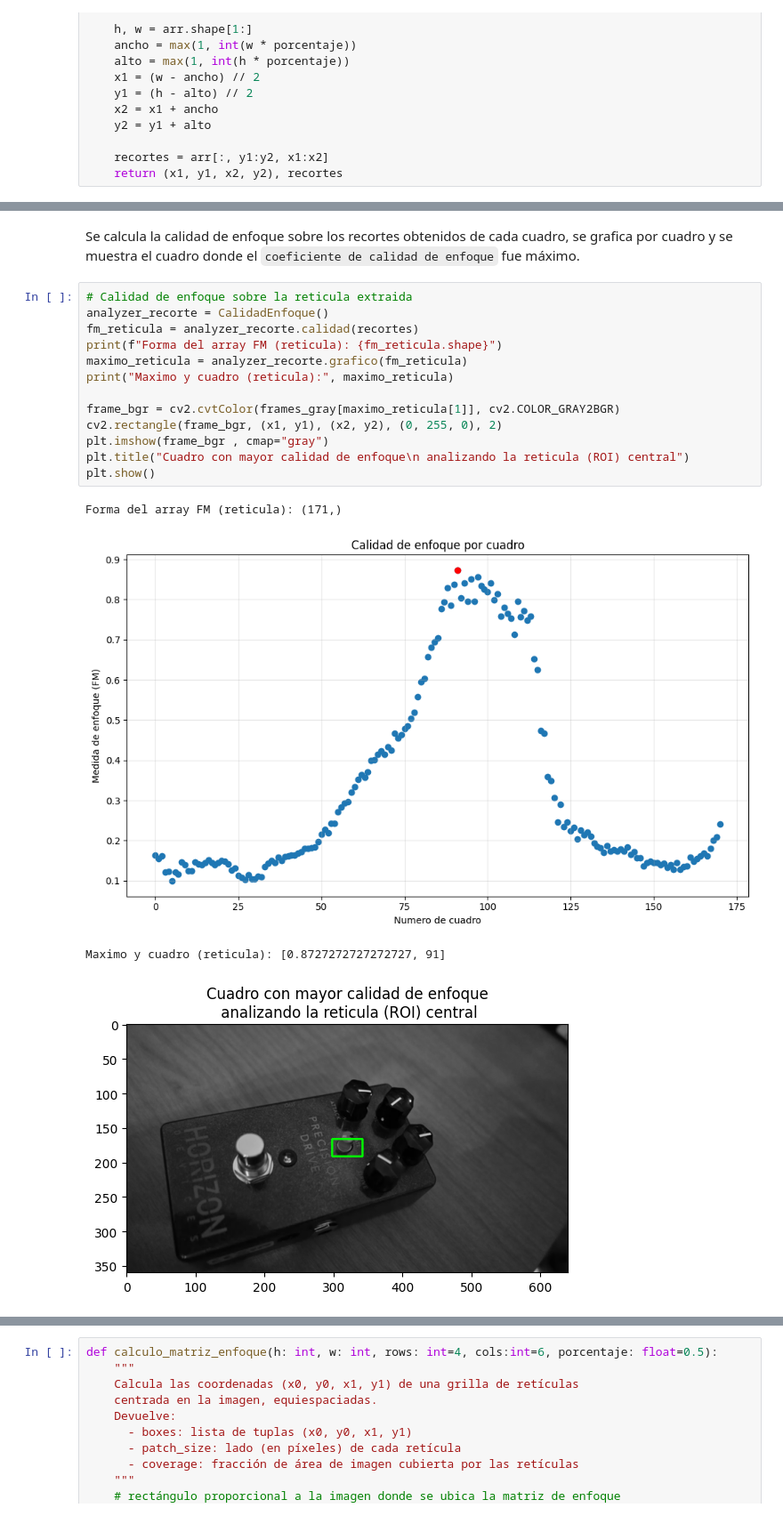
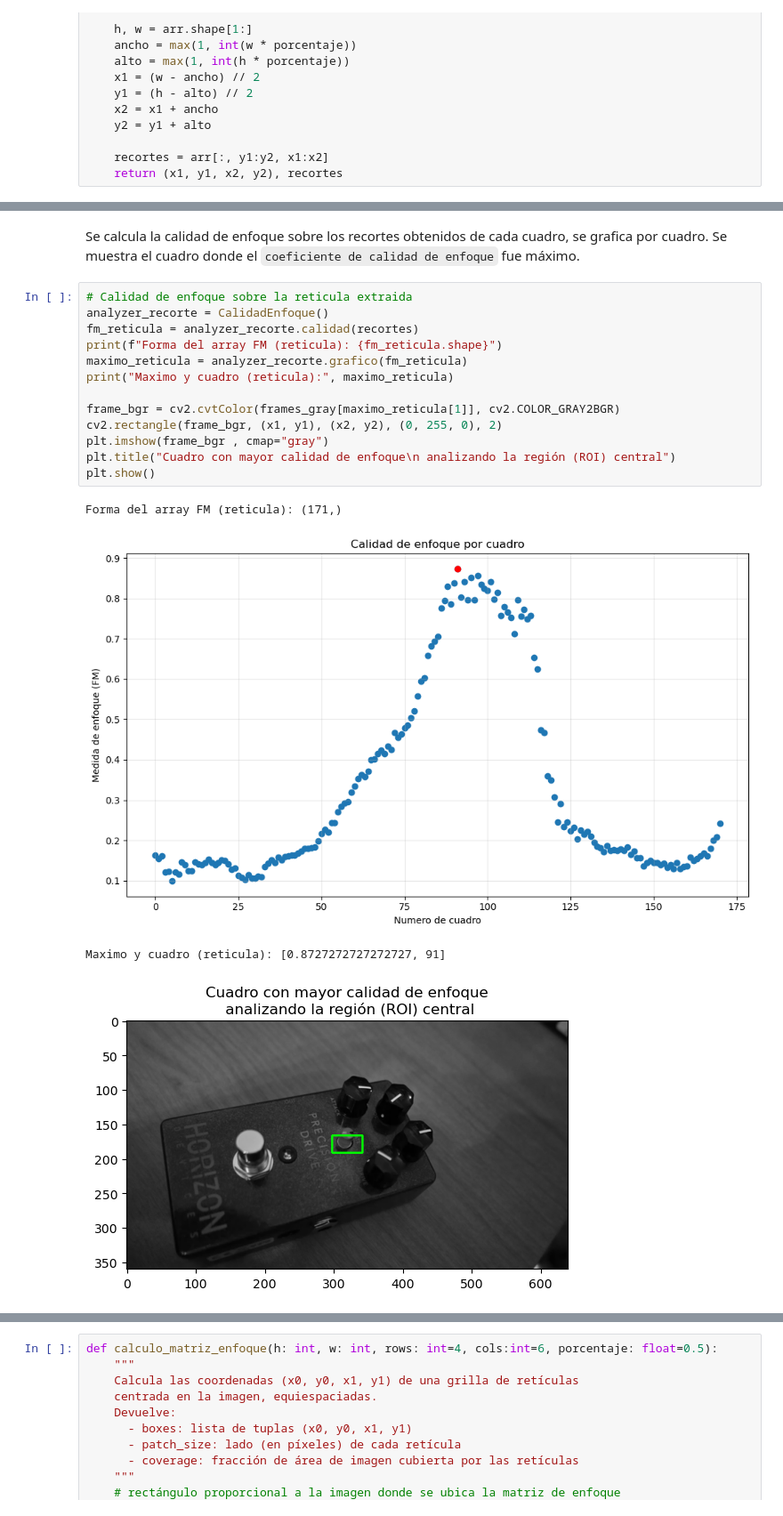
Before and after one commit to joral315/TP2_VC1_CEIA, a Jupyter notebook: focus_quality.ipynb, the cells around one changed output, grey strips where cells are left out. Shown at 89% size. Cells and saved outputs as stored; diff of their text form.

```diff
--- a/focus_quality.ipynb
+++ b/focus_quality.ipynb
@@ -213,20 +215,21 @@ plt.show()
 # %% [markdown]
-Se calcula la calidad de enfoque sobre los recortes obtenidos de cada cuadro, se grafica por cuadro y se muestra el cuadro donde el `coeficiente de calidad de enfoque` fue máximo.
+Se calcula la calidad de enfoque sobre los recortes obtenidos de cada cuadro, se grafica por cuadro.
+Se muestra el cuadro donde el `coeficiente de calidad de enfoque` fue máximo.
 # %%
 # Calidad de enfoque sobre la reticula extraida
 analyzer_recorte = CalidadEnfoque()
 fm_reticula = analyzer_recorte.calidad(recortes)
 print(f"Forma del array FM (reticula): {fm_reticula.shape}")
 maximo_reticula = analyzer_recorte.grafico(fm_reticula)
 print("Maximo y cuadro (reticula):", maximo_reticula)
 
 frame_bgr = cv2.cvtColor(frames_gray[maximo_reticula[1]], cv2.COLOR_GRAY2BGR)
 cv2.rectangle(frame_bgr, (x1, y1), (x2, y2), (0, 255, 0), 2)
 plt.imshow(frame_bgr , cmap="gray")
-plt.title("Cuadro con mayor calidad de enfoque\n analizando la reticula (ROI) central")
+plt.title("Cuadro con mayor calidad de enfoque\n analizando la región (ROI) central")
 plt.show()
 # %% [output]
 Forma del array FM (reticula): (171,)
 [figure]
 Maximo y cuadro (reticula): [0.8727272727272727, 91]
-[figure, old version]
+[figure, new version]
```
Also changed, not shown: parts of 21 cells of this notebook.
